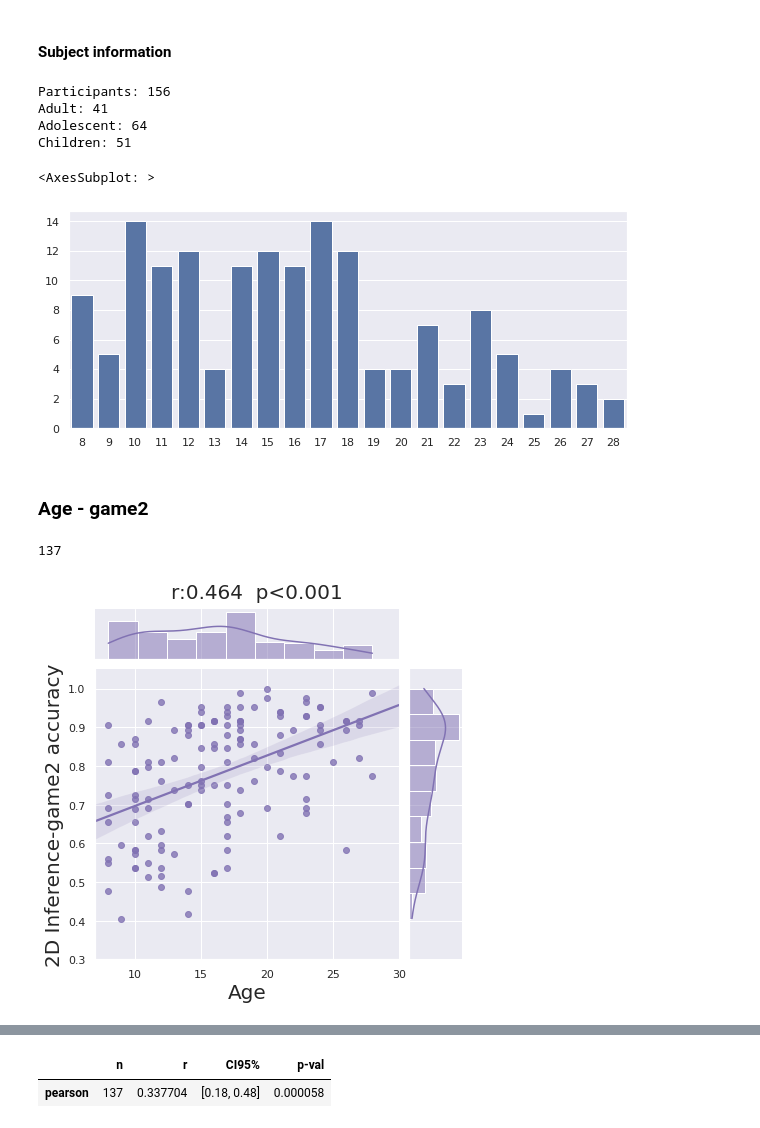
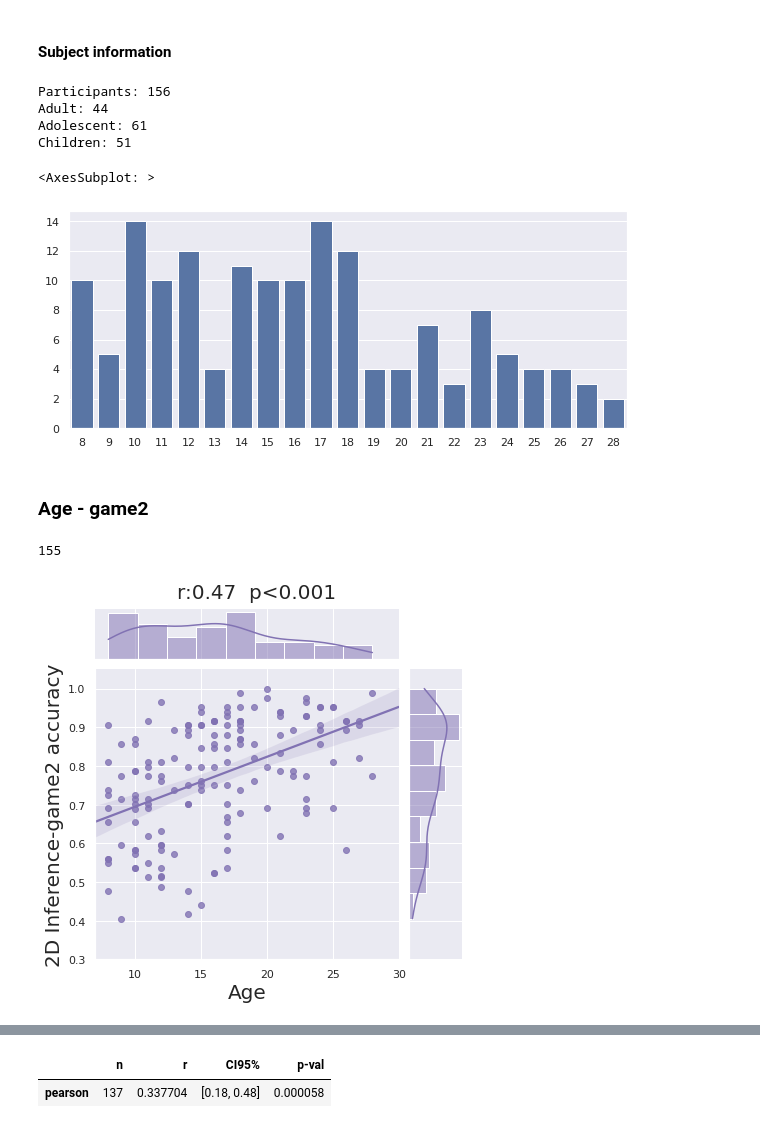
Before and after one commit to YukunQu/DCM, a Jupyter notebook: analysis/behaviour/behavioral_result.ipynb, the cells around one changed output, grey strips where cells are left out. Drawn from its saved outputs; the diff is of its cells as text; code cells hidden in the pictures.

```diff
--- a/analysis/behaviour/behavioral_result.ipynb
+++ b/analysis/behaviour/behavioral_result.ipynb
@@ -37,7 +37,7 @@ Participants: 154
 # %%
 beha_total_score = r'/mnt/workdir/DCM/BIDS/participants.tsv'
 data = pd.read_csv(beha_total_score,sep='\t')
-data = data[data['game1_fmri']>0.5]
+data = data[data['game1_fmri']>=0.5]
 print(len(data))
 data['training_acc'] = (data['train_ap'] + data['train_dp'])/2
 # correlation
@@ -68,7 +68,7 @@ g.savefig(savepath,bbox_inches='tight',pad_inches=0,dpi=300)
 # %%
 beha_total_score = r'//mnt/workdir/DCM/BIDS/participants.tsv'
 data =  pd.read_csv(beha_total_score,sep='\t')
-data = data[data['game1_fmri']>0.5]
+data = data[data['game1_fmri']>=0.5]
 print(len(data))
 res = pearsonr(data['Age'],data['1D_acc'])
 r = res[0]
@@ -98,7 +98,7 @@ g.savefig(savepath,bbox_inches='tight',pad_inches=0,dpi=300)
 # %%
 beha_total_score = r'/mnt/workdir/DCM/BIDS/participants.tsv'
 data =  pd.read_csv(beha_total_score,sep='\t')
-data = data[data['game1_fmri']>0.5]
+data = data[data['game1_fmri']>=0.5]
 
 print(len(data))
 res = pearsonr(data['Age'],data['game1_acc'])
@@ -193,36 +194,36 @@ pg.partial_corr(data=data, x='Age', y='game1_acc', covar=['training_acc'])
 # %%
 beha_total_score = r'/mnt/workdir/DCM/BIDS/participants.tsv'
 data = pd.read_csv(beha_total_score,sep='\t')
-data = data[data['game2_behavior']==1]
+data = data[data['game2_fmri']>=0.5]
 adult_num = len(data[data['Age']>18])
 ado_num = len(data.query("18>=Age>12"))
 children_num = len(data[data['Age']<=12])
 
 print("Participants:", len(data))
 print("Adult:",adult_num)
 print("Adolescent:",ado_num)
 print("Children:", children_num)
 ages = []
 nums = []
 for subs in data.groupby('Age'):
     ages.append(subs[0])
     nums.append(len(subs[1]))
 fig = plt.subplots(figsize=(10,4))
 sns.barplot(x=ages,y=nums,color='b')
 # %% [output]
 Participants: 156
-Adult: 41
-Adolescent: 64
+Adult: 44
+Adolescent: 61
 Children: 51
 <AxesSubplot: >
-[figure, old version]
+[figure, new version]
 # %% [markdown]
 ### Age - game2
 # %%
 #age-game2
-beha_total_score = r'//mnt/workdir/DCM/BIDS/participants.tsv'
+beha_total_score = r'/mnt/workdir/DCM/BIDS/participants.tsv'
 data =  pd.read_csv(beha_total_score,sep='\t')
-data = data[data['game2_fmri']==1]
+data = data[data['game2_fmri']>=0.5]
 
 print(len(data))
 # cal correlation
@@ -245,8 +246,8 @@ else:
 savepath = r'/mnt/workdir/DCM/result/behaviour/age-2Dgame2test.png'
 g.savefig(savepath,bbox_inches='tight',pad_inches=0,dpi=300)
 # %% [output]
-137
+155
-[figure, old version]
+[figure, new version]
 # %%
 #age-game2
 beha_total_score = r'//mnt/workdir/DCM/BIDS/participants.tsv'
```
Also changed, not shown: parts of 9 cells of this notebook, 13 other files.
